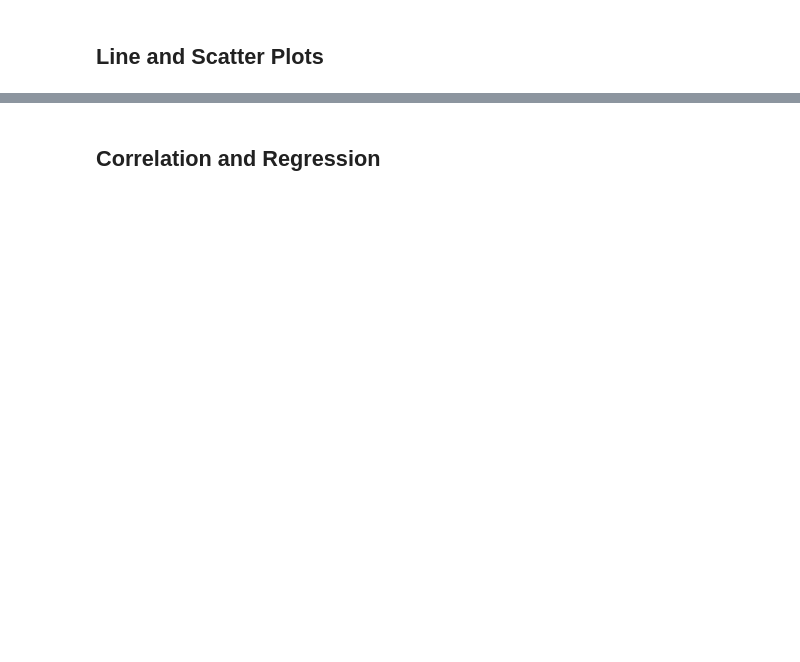
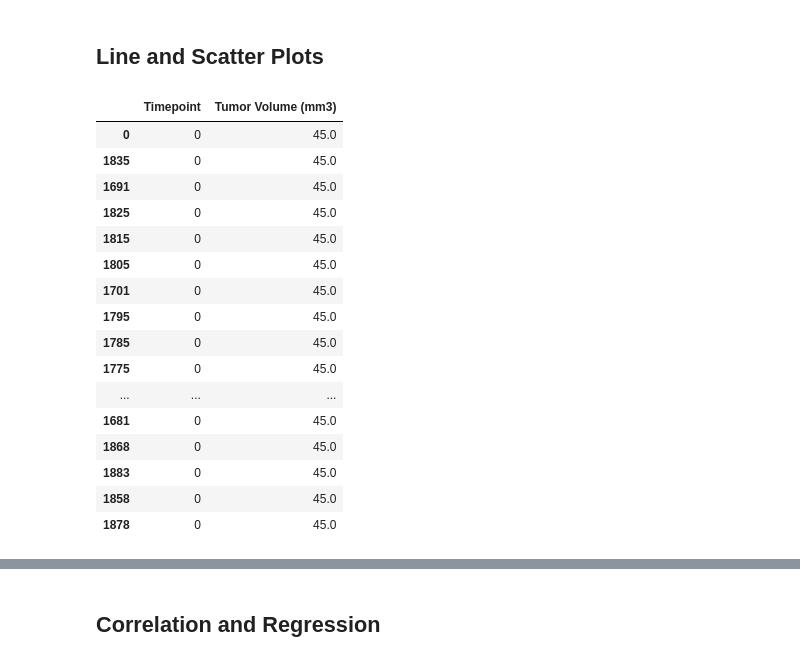
Before and after one commit to rpatel10491/matpilotlab-challenge, a Jupyter notebook: Pymaceuticals/pymaceuticals_starter.ipynb, the cells around one changed output, grey strips where cells are left out. Saved outputs shown, nothing was run; the diff lists cells and outputs as text; code cells hidden in the pictures; blank space fills up the shorter version.

```diff
--- a/Pymaceuticals/pymaceuticals_starter.ipynb
+++ b/Pymaceuticals/pymaceuticals_starter.ipynb
@@ -263,5 +268,27 @@ plt.show()
 [interactive output not drawn]
 # %% [markdown]
 ## Line and Scatter Plots
+# %%
+df = cleaned_df[cleaned_df['Drug Regimen'] == 'Capomulin'].sort_values('Timepoint')
+df = df[['Timepoint', 'Tumor Volume (mm3)']]
+df.head(25)
+# %% [output]
+|  | Timepoint | Tumor Volume (mm3) |
+| 0 | 0 | 45.0 |
+| 1835 | 0 | 45.0 |
+| 1691 | 0 | 45.0 |
+| 1825 | 0 | 45.0 |
+| 1815 | 0 | 45.0 |
+| 1805 | 0 | 45.0 |
+| 1701 | 0 | 45.0 |
+| 1795 | 0 | 45.0 |
+| 1785 | 0 | 45.0 |
+| 1775 | 0 | 45.0 |
+| ... | ... | ... |
+| 1681 | 0 | 45.0 |
+| 1868 | 0 | 45.0 |
+| 1883 | 0 | 45.0 |
+| 1858 | 0 | 45.0 |
+| 1878 | 0 | 45.0 |
 # %%
 # Generate a line plot of time point versus tumor volume for a mouse treated with Capomulin
```
Also changed, not shown: parts of 8 cells of this notebook.
